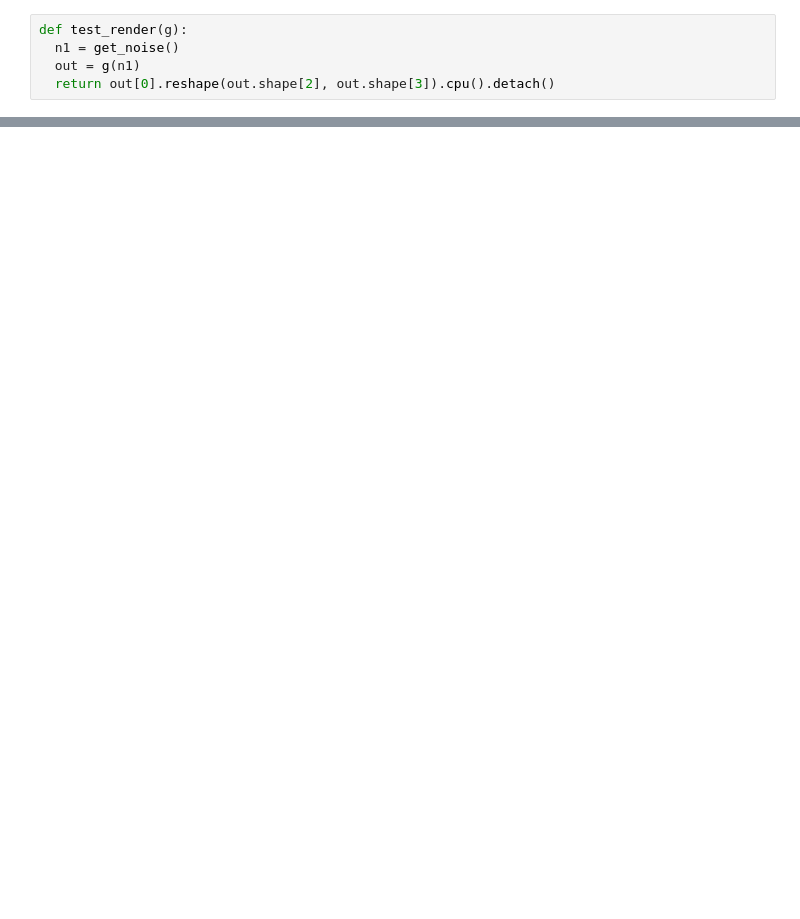
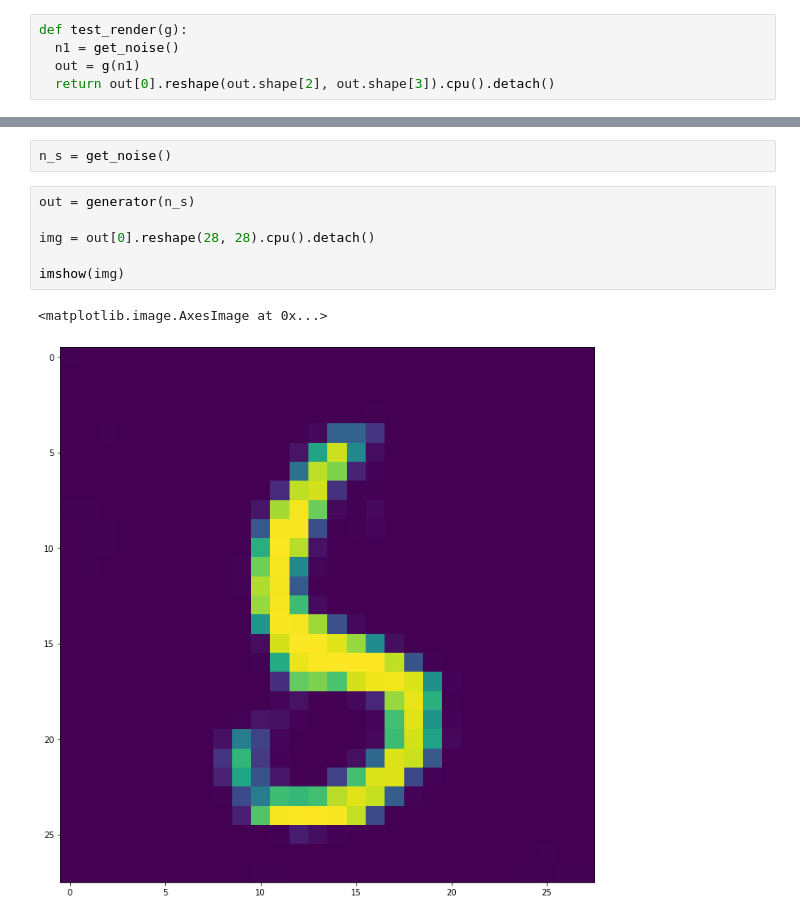
Before and after one commit to luundbr/algos, a Jupyter notebook: gan.ipynb, the cells around one changed output, grey strips where cells are left out. Saved outputs shown, nothing was run; the diff lists cells and outputs as text; blank space fills up the shorter version.

```diff
--- a/gan.ipynb
+++ b/gan.ipynb
@@ -303,0 +303,11 @@ for _ in range(4):
+# %%
+n_s = get_noise()
+# %%
+out = generator(n_s)
+
+img = out[0].reshape(28, 28).cpu().detach()
+
+imshow(img)
+# %% [output]
+<matplotlib.image.AxesImage at 0x...>
+[figure, added]
```
Also changed, not shown: parts of 14 cells of this notebook.
